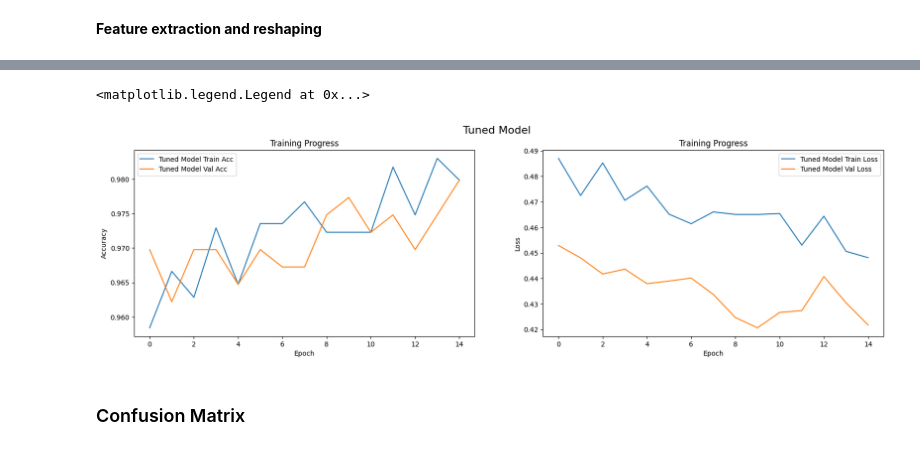
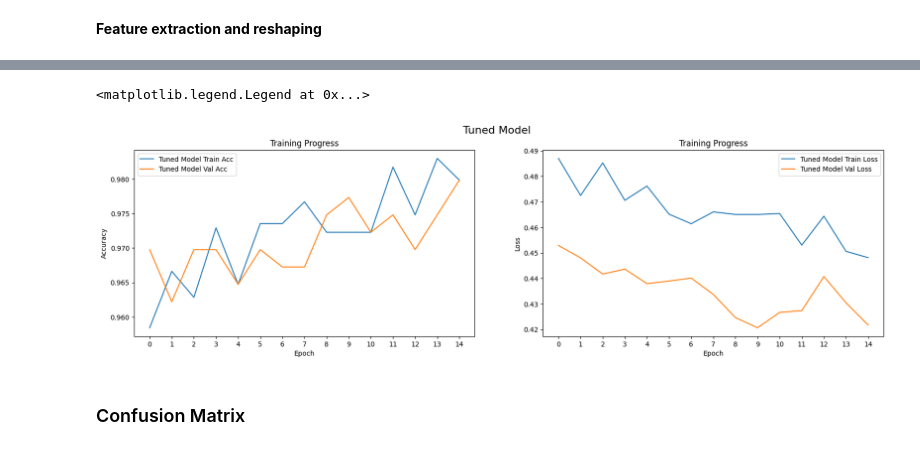
Before and after one commit to DanielMelo46/Neural_Networks_Project, a Jupyter notebook: drowsiness_detection.ipynb, the cells around one changed output, grey strips where cells are left out. Drawn from its saved outputs; the diff is of its cells as text; code cells hidden in the pictures.

```diff
--- a/drowsiness_detection.ipynb
+++ b/drowsiness_detection.ipynb
@@ -427,23 +429,25 @@ plt.legend()
 # %%
 plt.figure(figsize=(20, 5))
 plt.subplot(1, 2, 1)
 plt.suptitle("Tuned Model", fontsize=16)
 plt.plot(history["finetune"]["accuracy"], label="Tuned Model Train Acc")
 plt.plot(history["finetune"]["val_accuracy"], label="Tuned Model Val Acc")
 plt.xlabel("Epoch")
+plt.xticks(range(0, len(history["finetune"]["accuracy"])))
 plt.ylabel("Accuracy")
 plt.title("Training Progress")
 plt.legend()
 plt.subplot(1, 2, 2)
 plt.plot(history["finetune"]["loss"], label="Tuned Model Train Loss")
 plt.plot(history["finetune"]["val_loss"], label="Tuned Model Val Loss")
 plt.xlabel("Epoch")
+plt.xticks(range(0, len(history["finetune"]["loss"])))
 plt.ylabel("Loss")
 plt.title("Training Progress")
 plt.legend()
 # %% [output]
 <matplotlib.legend.Legend at 0x...>
-[figure, old version]
+[figure, new version]
 # %% [markdown]
 ### Confusion Matrix
 # %%
```
Also changed, not shown: parts of 5 cells of this notebook.
